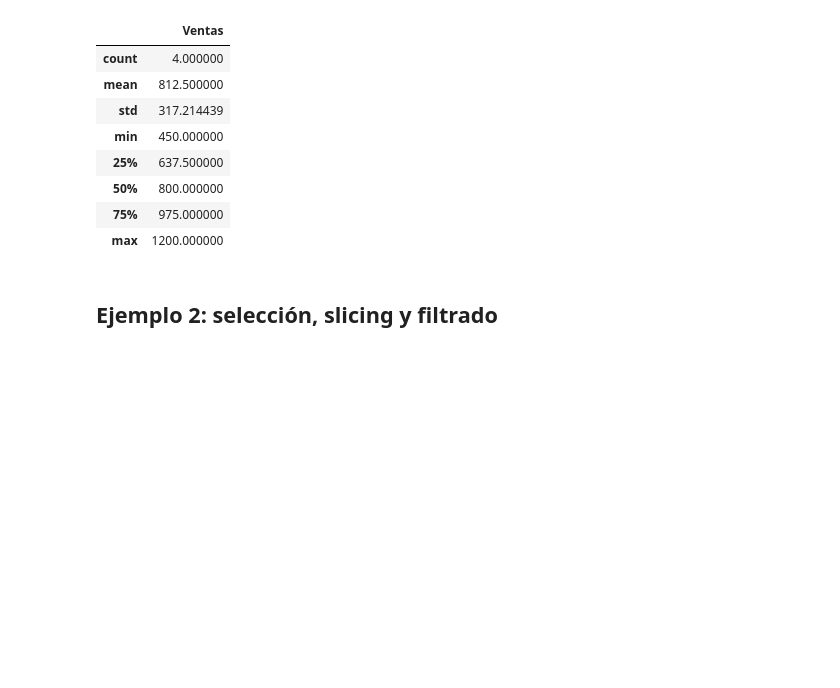
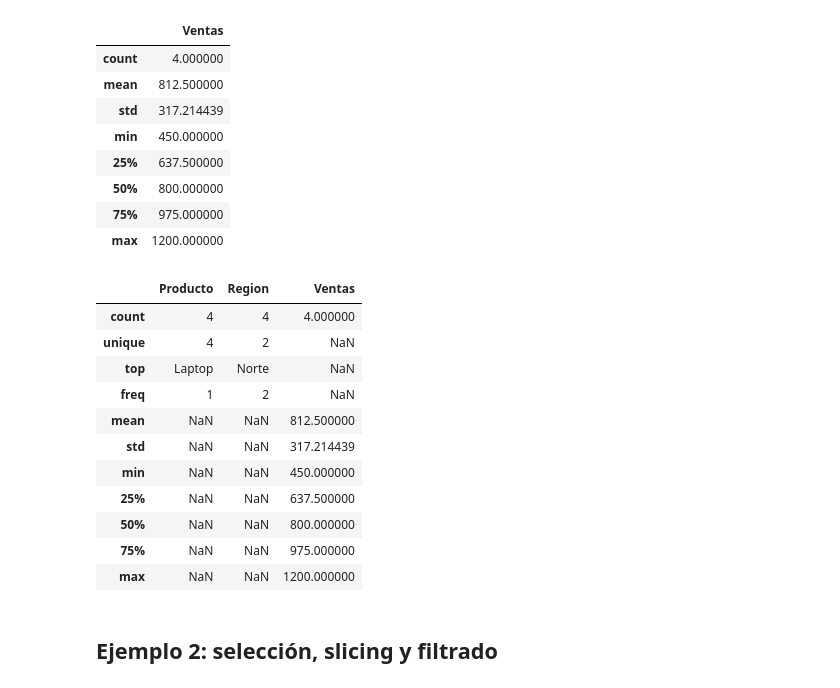
Before and after one commit to wdmompo/Curso-Py, a Jupyter notebook: Análisis y visualizacAnálisis y visualización de datos con Pythonión de datos con Python/02_Tratamiento_y_Manipulacion/Intro_Modulo2.ipynb, the cells around one changed output. Drawn from its saved outputs; the diff is of its cells as text; code cells hidden in the pictures; blank space fills up the shorter version.

```diff
--- a/Análisis y visualizacAnálisis y visualización de datos con Pythonión de datos con Python/02_Tratamiento_y_Manipulacion/Intro_Modulo2.ipynb
+++ b/Análisis y visualizacAnálisis y visualización de datos con Pythonión de datos con Python/02_Tratamiento_y_Manipulacion/Intro_Modulo2.ipynb
@@ -172,6 +172,21 @@ Resumen:
 | 50% | 800.000000 |
 | 75% | 975.000000 |
 | max | 1200.000000 |
+# %%
+ventas.describe(include="all")
+# %% [output]
+|  | Producto | Region | Ventas |
+| count | 4 | 4 | 4.000000 |
+| unique | 4 | 2 | NaN |
+| top | Laptop | Norte | NaN |
+| freq | 1 | 2 | NaN |
+| mean | NaN | NaN | 812.500000 |
+| std | NaN | NaN | 317.214439 |
+| min | NaN | NaN | 450.000000 |
+| 25% | NaN | NaN | 637.500000 |
+| 50% | NaN | NaN | 800.000000 |
+| 75% | NaN | NaN | 975.000000 |
+| max | NaN | NaN | 1200.000000 |
 # %% [markdown]
 ## Ejemplo 2: selección, slicing y filtrado
 # %%
```
Also changed, not shown: parts of 10 cells of this notebook, 2 other files.
